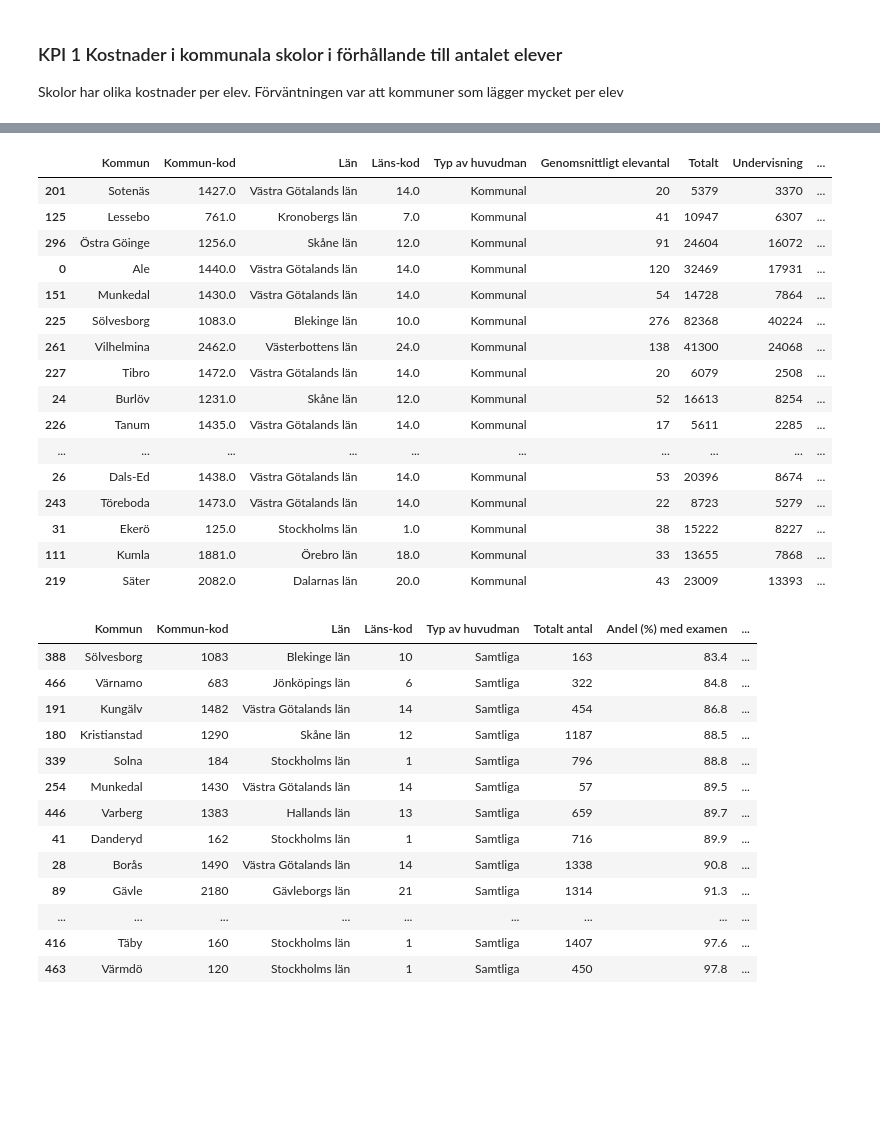
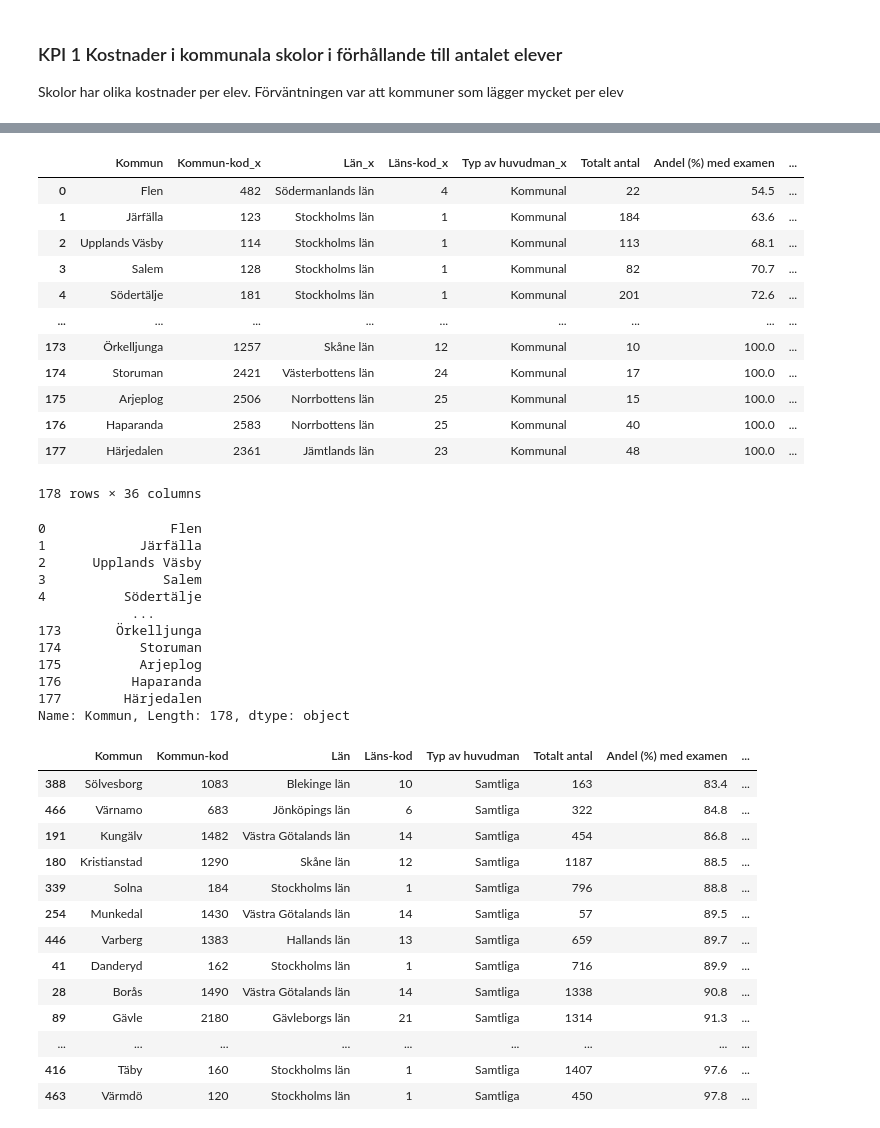
Before and after one commit to danlundh67/PISA-data-processing, a Jupyter notebook: pisa.ipynb, the cells around one changed output, grey strips where cells are left out. Drawn from its saved outputs; the diff is of its cells as text; code cells hidden in the pictures; blank space fills up the shorter version.

```diff
--- a/pisa.ipynb
+++ b/pisa.ipynb
@@ -503,23 +535,34 @@ selectednat
-# %%
-df_low10
-# %% [output]
-|  | Kommun | Kommun-kod | Län | Läns-kod | Typ av huvudman | Genomsnittligt elevantal | Totalt | Undervisning | ... |
-| 201 | Sotenäs | 1427.0 | Västra Götalands län | 14.0 | Kommunal | 20 | 5379 | 3370 | ... |
-| 125 | Lessebo | 761.0 | Kronobergs län | 7.0 | Kommunal | 41 | 10947 | 6307 | ... |
-| 296 | Östra Göinge | 1256.0 | Skåne län | 12.0 | Kommunal | 91 | 24604 | 16072 | ... |
-| 0 | Ale | 1440.0 | Västra Götalands län | 14.0 | Kommunal | 120 | 32469 | 17931 | ... |
-| 151 | Munkedal | 1430.0 | Västra Götalands län | 14.0 | Kommunal | 54 | 14728 | 7864 | ... |
-| 225 | Sölvesborg | 1083.0 | Blekinge län | 10.0 | Kommunal | 276 | 82368 | 40224 | ... |
-| 261 | Vilhelmina | 2462.0 | Västerbottens län | 24.0 | Kommunal | 138 | 41300 | 24068 | ... |
-| 227 | Tibro | 1472.0 | Västra Götalands län | 14.0 | Kommunal | 20 | 6079 | 2508 | ... |
-| 24 | Burlöv | 1231.0 | Skåne län | 12.0 | Kommunal | 52 | 16613 | 8254 | ... |
-| 226 | Tanum | 1435.0 | Västra Götalands län | 14.0 | Kommunal | 17 | 5611 | 2285 | ... |
-| ... | ... | ... | ... | ... | ... | ... | ... | ... | ... |
-| 26 | Dals-Ed | 1438.0 | Västra Götalands län | 14.0 | Kommunal | 53 | 20396 | 8674 | ... |
-| 243 | Töreboda | 1473.0 | Västra Götalands län | 14.0 | Kommunal | 22 | 8723 | 5279 | ... |
-| 31 | Ekerö | 125.0 | Stockholms län | 1.0 | Kommunal | 38 | 15222 | 8227 | ... |
-| 111 | Kumla | 1881.0 | Örebro län | 18.0 | Kommunal | 33 | 13655 | 7868 | ... |
-| 219 | Säter | 2082.0 | Dalarnas län | 20.0 | Kommunal | 43 | 23009 | 13393 | ... |
+# %%
+df_nat_kost
+# %% [output]
+|  | Kommun | Kommun-kod_x | Län_x | Läns-kod_x | Typ av huvudman_x | Totalt antal | Andel (%) med examen | ... |
+| 0 | Flen | 482 | Södermanlands län | 4 | Kommunal | 22 | 54.5 | ... |
+| 1 | Järfälla | 123 | Stockholms län | 1 | Kommunal | 184 | 63.6 | ... |
+| 2 | Upplands Väsby | 114 | Stockholms län | 1 | Kommunal | 113 | 68.1 | ... |
+| 3 | Salem | 128 | Stockholms län | 1 | Kommunal | 82 | 70.7 | ... |
+| 4 | Södertälje | 181 | Stockholms län | 1 | Kommunal | 201 | 72.6 | ... |
+| ... | ... | ... | ... | ... | ... | ... | ... | ... |
+| 173 | Örkelljunga | 1257 | Skåne län | 12 | Kommunal | 10 | 100.0 | ... |
+| 174 | Storuman | 2421 | Västerbottens län | 24 | Kommunal | 17 | 100.0 | ... |
+| 175 | Arjeplog | 2506 | Norrbottens län | 25 | Kommunal | 15 | 100.0 | ... |
+| 176 | Haparanda | 2583 | Norrbottens län | 25 | Kommunal | 40 | 100.0 | ... |
+| 177 | Härjedalen | 2361 | Jämtlands län | 23 | Kommunal | 48 | 100.0 | ... |
+178 rows × 36 columns
+# %%
+df_nat_kost['Kommun']
+# %% [output]
+0                Flen
+1            Järfälla
+2      Upplands Väsby
+3               Salem
+4          Södertälje
+            ...
+173       Örkelljunga
+174          Storuman
+175          Arjeplog
+176         Haparanda
+177        Härjedalen
+Name: Kommun, Length: 178, dtype: object
 # %%
 df_sel_nat
 # %% [output]
```
Also changed, not shown: parts of 4 cells of this notebook, 1 other file.
